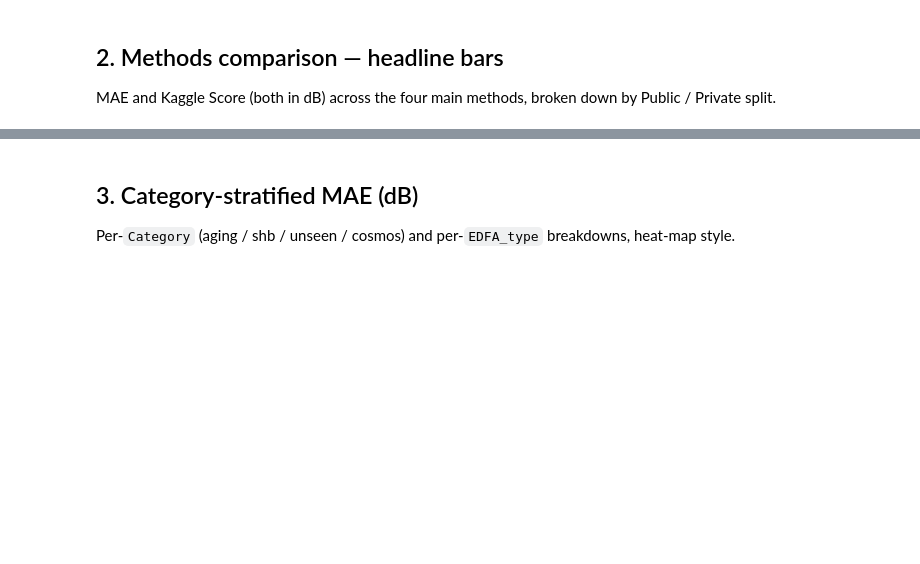
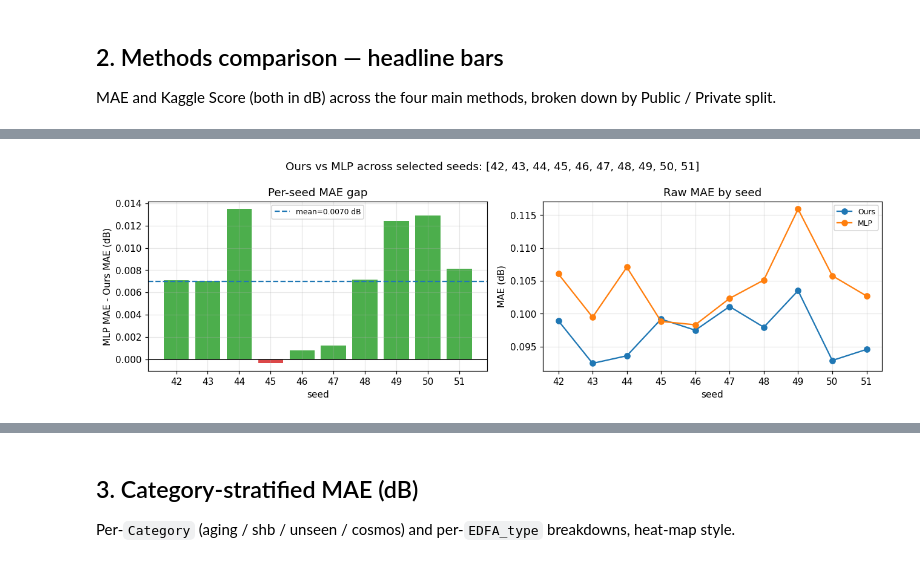
Before and after one commit to yukangZhuu/ofc_ml, a Jupyter notebook: notebooks/results_viz.ipynb, the cells around one changed output, grey strips where cells are left out. Cells and saved outputs as stored; diff of their text form; code cells hidden in the pictures; blank space fills up the shorter version.

```diff
--- a/notebooks/results_viz.ipynb
+++ b/notebooks/results_viz.ipynb
@@ -163,0 +322,89 @@ df_main
+# %%
+def ours_vs_mlp_gap(seeds: list[int] | None = None) -> pd.DataFrame:
+    """Compute per-seed MAE gap: MLP - Ours.
+
+    Positive values mean `m1_ours` has lower MAE than `m2_mlp`.
+    Uses SELECTED_SEEDS by default.
+    """
+    seeds = SELECTED_SEEDS if seeds is None else seeds
+    rows = []
+    for s in seeds:
+        ours = _load_metrics("m1_ours", seed=s)
+        mlp = _load_metrics("m2_mlp", seed=s)
+        if ours is None or mlp is None:
+            rows.append({
+                "seed": s,
+                "ours_MAE_dB": np.nan,
+                "mlp_MAE_dB": np.nan,
+                "gap_MLP_minus_Ours_dB": np.nan,
+                "relative_gap_pct": np.nan,
+                "ours_better": np.nan,
+                "note": "missing m1_ours or m2_mlp metrics",
+            })
+            continue
+        ours_mae = (ours.get("evaluation") or {}).get("overall", {}).get("MAE", np.nan)
+        mlp_mae = (mlp.get("evaluation") or {}).get("overall", {}).get("MAE", np.nan)
+        gap = mlp_mae - ours_mae
+        rel = 100.0 * gap / mlp_mae if pd.notna(mlp_mae) and mlp_mae != 0 else np.nan
+        rows.append({
+            "seed": s,
+            "ours_MAE_dB": ours_mae,
+            "mlp_MAE_dB": mlp_mae,
+            "gap_MLP_minus_Ours_dB": gap,
+            "relative_gap_pct": rel,
+            "ours_better": bool(gap > 0) if pd.notna(gap) else np.nan,
+            "note": "positive gap = Ours better",
+        })
+    df = pd.DataFrame(rows)
+
+    valid = df.dropna(subset=["gap_MLP_minus_Ours_dB"])
+    if valid.empty:
+        print("No valid paired m1_ours/m2_mlp metrics for selected seeds:", seeds)
+        return df
+
+    gap = valid["gap_MLP_minus_Ours_dB"]
+    rel = valid["relative_gap_pct"]
+    summary = pd.DataFrame({
+        "n_valid_seeds": [len(valid)],
+        "seeds": [",".join(map(str, valid["seed"].astype(int).tolist()))],
+        "gap_mean_dB": [gap.mean()],
+        "gap_std_dB": [gap.std(ddof=0)],
+        "gap_min_dB": [gap.min()],
+        "gap_max_dB": [gap.max()],
+        "gap_range_dB": [gap.max() - gap.min()],
+        "relative_gap_mean_pct": [rel.mean()],
+        "ours_win_rate": [valid["ours_better"].mean()],
+    })
+
+    print("Ours vs MLP MAE gap (MLP - Ours; positive = Ours better)")
+    display(summary.round(6))
+    display(df.round(6))
+
+    fig, axes = plt.subplots(1, 2, figsize=(12, 3.8))
+    colors = ["tab:green" if x > 0 else "tab:red" for x in df["gap_MLP_minus_Ours_dB"].fillna(0)]
+    axes[0].bar(df["seed"].astype(str), df["gap_MLP_minus_Ours_dB"], color=colors, alpha=0.85)
+    axes[0].axhline(0, color="black", linewidth=1)
+    axes[0].axhline(gap.mean(), color="tab:blue", linestyle="--", label=f"mean={gap.mean():.4f} dB")
+    axes[0].set_title("Per-seed MAE gap")
+    axes[0].set_xlabel("seed")
+    axes[0].set_ylabel("MLP MAE - Ours MAE (dB)")
+    axes[0].legend(fontsize=8)
+    axes[0].grid(axis="y", alpha=0.3)
+
+    axes[1].plot(valid["seed"].astype(str), valid["ours_MAE_dB"], marker="o", label="Ours")
+    axes[1].plot(valid["seed"].astype(str), valid["mlp_MAE_dB"], marker="o", label="MLP")
+    axes[1].set_title("Raw MAE by seed")
+    axes[1].set_xlabel("seed")
+    axes[1].set_ylabel("MAE (dB)")
+    axes[1].legend(fontsize=8)
+    axes[1].grid(axis="y", alpha=0.3)
+
+    fig.suptitle(f"Ours vs MLP across selected seeds: {SELECTED_SEEDS}")
+    fig.tight_layout()
+    plt.show()
+    return df
+
+
+df_ours_mlp_gap = ours_vs_mlp_gap()
+df_ours_mlp_gap
+# %% [output]
@@ -163,0 +425 @@ df_main
+[figure, added]
```
Also changed, not shown: parts of 14 cells of this notebook.
